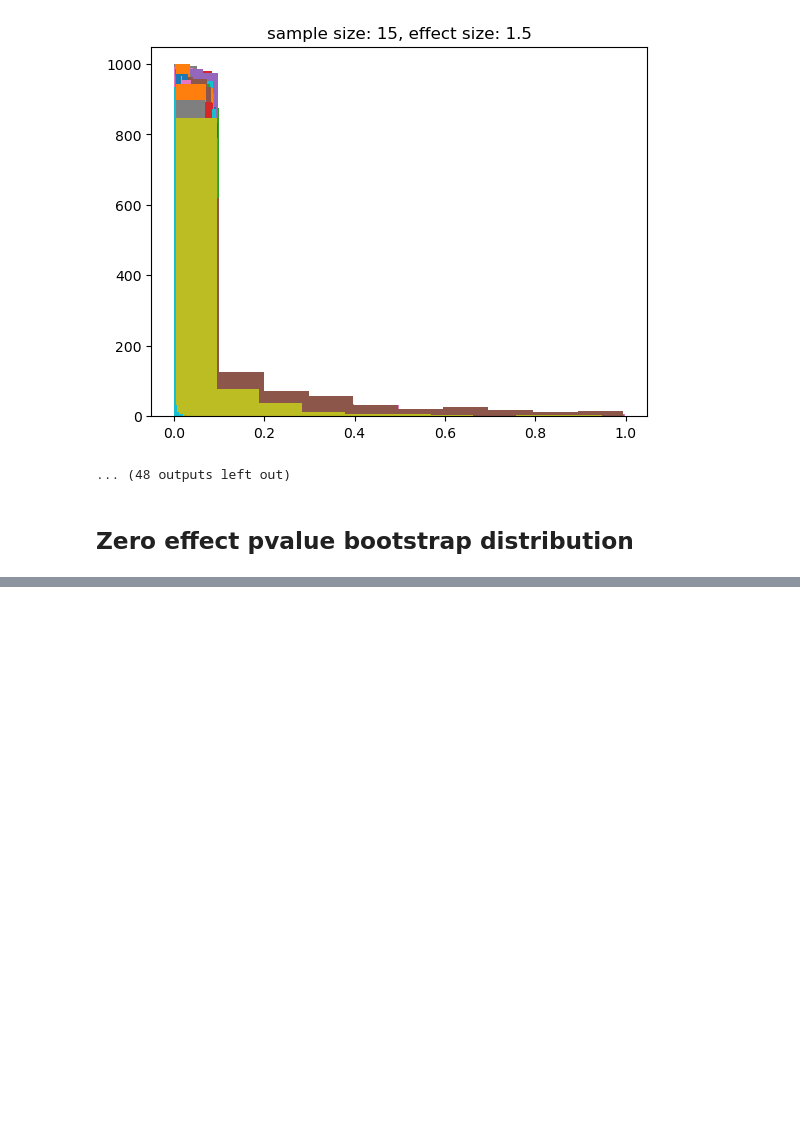
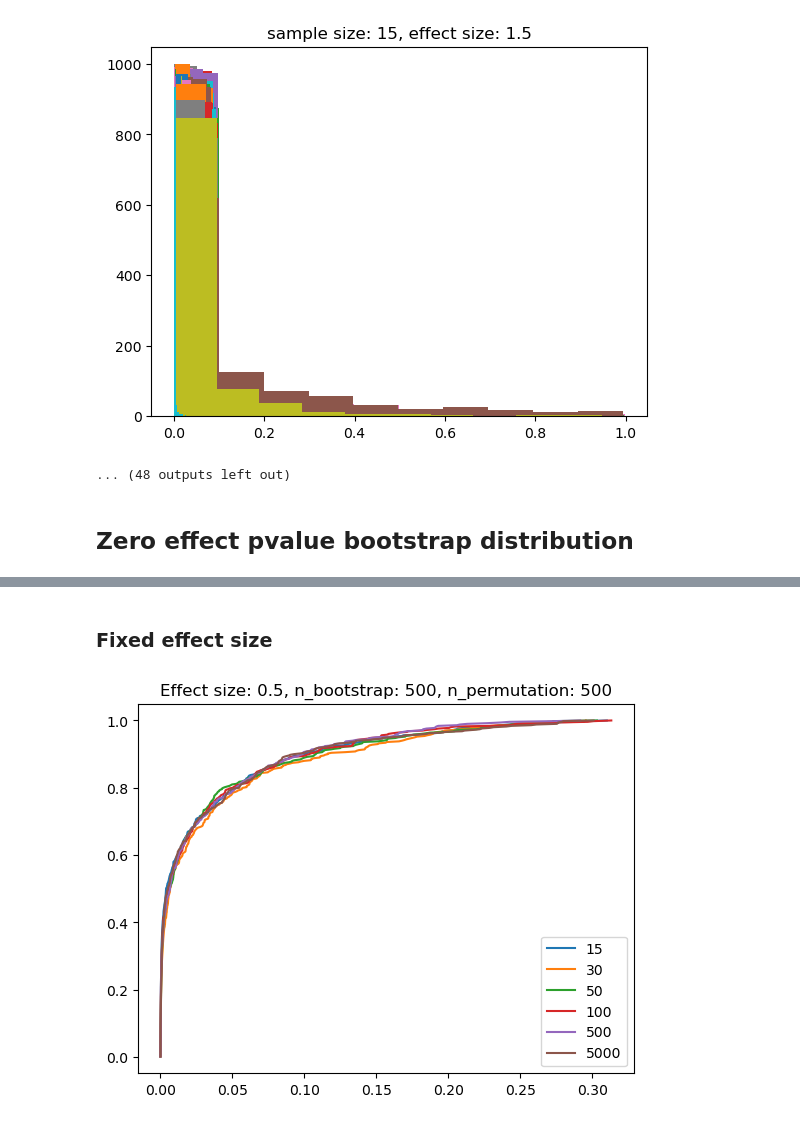
Before and after one commit to mirhnius/p-value_discrepancy_metric, a Jupyter notebook: simulations/simulations.ipynb, the cells around one changed output, grey strips where cells are left out. Saved outputs shown, nothing was run; the diff lists cells and outputs as text; code cells hidden in the pictures; blank space fills up the shorter version.

```diff
--- a/simulations/simulations.ipynb
+++ b/simulations/simulations.ipynb
@@ -172,0 +197,16 @@ variance of the ratios: 0.0254161584, variance of p-values: 0.08091096374371128
+# %% [markdown]
+### Fixed effect size
+# %%
+e = [0.5]
+sample_size = [15, 30, 50, 100, 500, 5000]
+for s in sample_size:
+    g1_samples = np.random.normal(loc=0.0, scale=1.0, size=s)
+    g2_samples = np.random.normal(loc=e, scale=1.0, size=s)
+    out = metric.pvalue_test([g1_samples, g2_samples], \
+                stats.ttest_ind, 500, 500,cwd, f"normal_s{s}_e{e}")
+    plt.plot(out[0][2], out[0][1])
+plt.legend(sample_size)
+plt.title(f"Effect size: {e}, n_bootstrap: 500, n_permutation: 500")
+plt.show()
+# %% [output]
+[figure, added]
```
Also changed, not shown: parts of 15 cells of this notebook, 1 other file.
